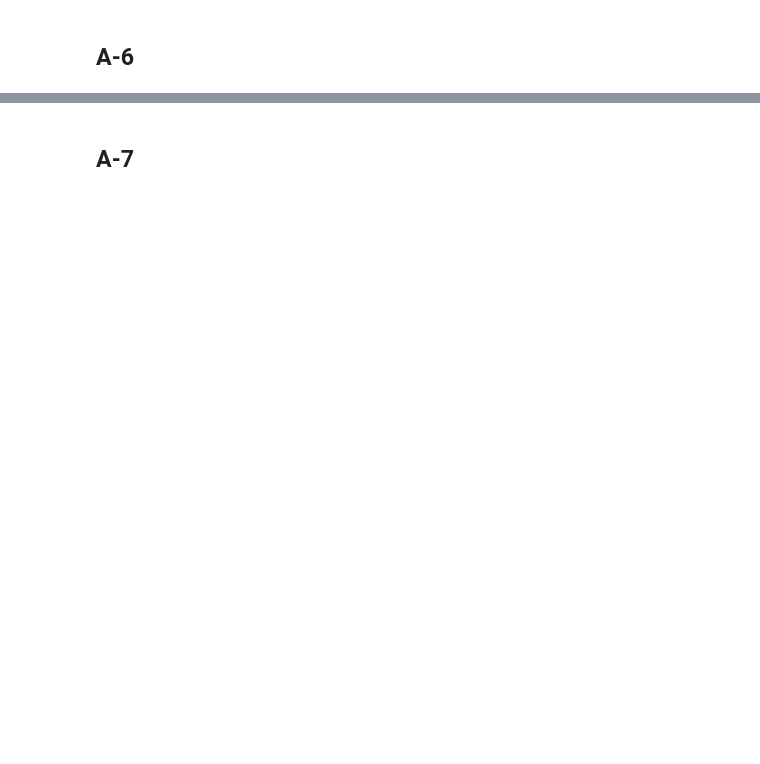
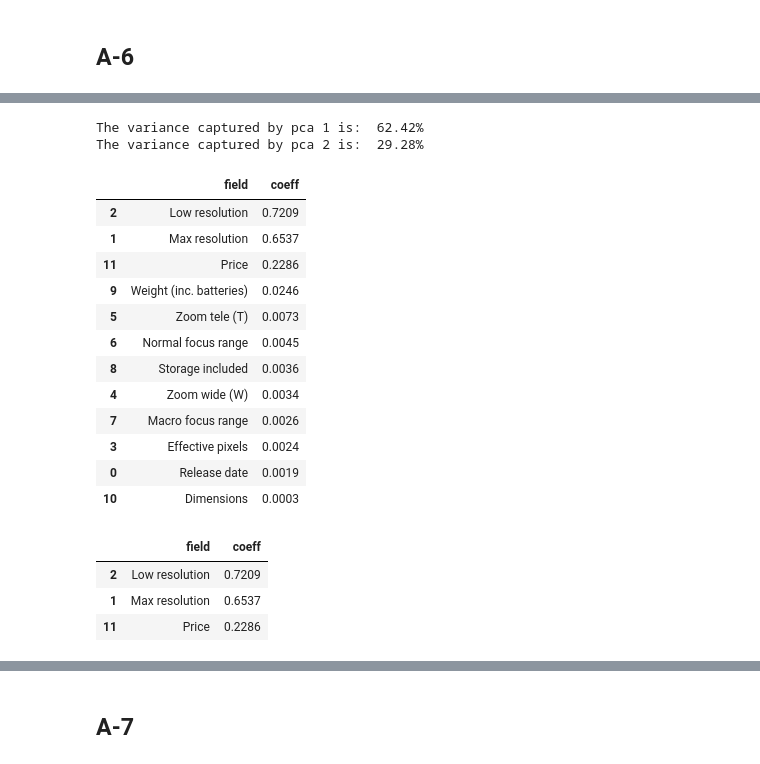
Before and after one commit to ABDULMOHSEEN-AlAli/ISE291_Project, a Jupyter notebook: Homework_3/Template HW-03.ipynb, the cells around one changed output, grey strips where cells are left out. Saved outputs shown, nothing was run; the diff lists cells and outputs as text; code cells hidden in the pictures; blank space fills up the shorter version.

```diff
--- a/Homework_3/Template HW-03.ipynb
+++ b/Homework_3/Template HW-03.ipynb
@@ -149,6 +184,35 @@ plt.show()
 # %%
 # Answers to A-6(a)
+for ind,var in enumerate(pca.explained_variance_ratio_):
+    print(f'The variance captured by pca {ind+1} is: {var*100: 0.2f}%')
+# %% [output]
+The variance captured by pca 1 is:  62.42%
+The variance captured by pca 2 is:  29.28%
 # %%
 # Answers to A-6(b)
+pca_1_coefficients=np.round(abs(pca.components_[0]),4)
+zipList1=list(zip(num_columns,pca_1_coefficients))
+ndf1=pd.DataFrame.from_records(zipList1,columns=['field','coeff'])
+ndf_sorted=ndf1.sort_values(by=['coeff'], ascending=False)
+display(ndf_sorted)
+display(ndf_sorted.head(3))
+# %% [output]
+|  | field | coeff |
+| 2 | Low resolution | 0.7209 |
+| 1 | Max resolution | 0.6537 |
+| 11 | Price | 0.2286 |
+| 9 | Weight (inc. batteries) | 0.0246 |
+| 5 | Zoom tele (T) | 0.0073 |
+| 6 | Normal focus range | 0.0045 |
+| 8 | Storage included | 0.0036 |
+| 4 | Zoom wide (W) | 0.0034 |
+| 7 | Macro focus range | 0.0026 |
+| 3 | Effective pixels | 0.0024 |
+| 0 | Release date | 0.0019 |
+| 10 | Dimensions | 0.0003 |
+|  | field | coeff |
+| 2 | Low resolution | 0.7209 |
+| 1 | Max resolution | 0.6537 |
+| 11 | Price | 0.2286 |
 # %%
 # Answers to A-6(c)
```
Also changed, not shown: parts of 10 cells of this notebook.
